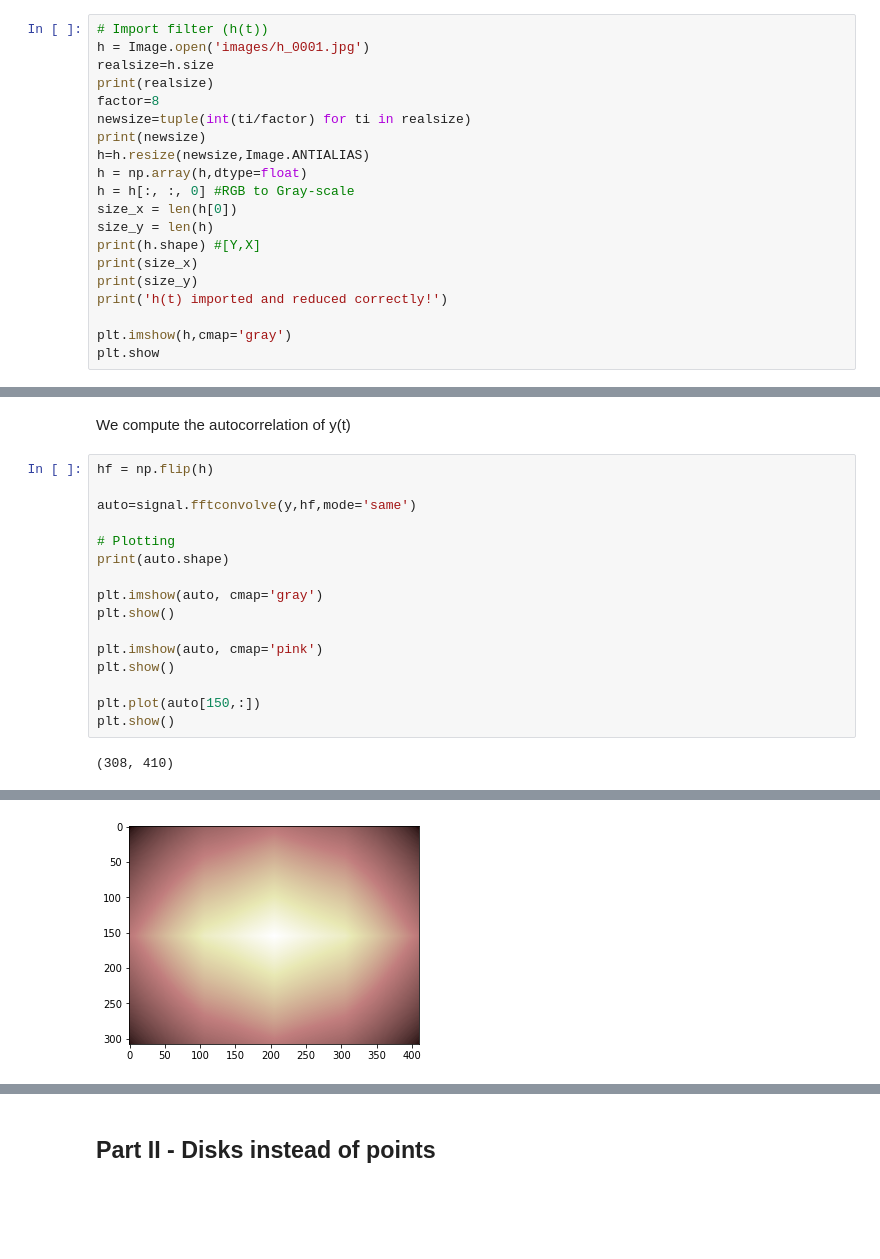
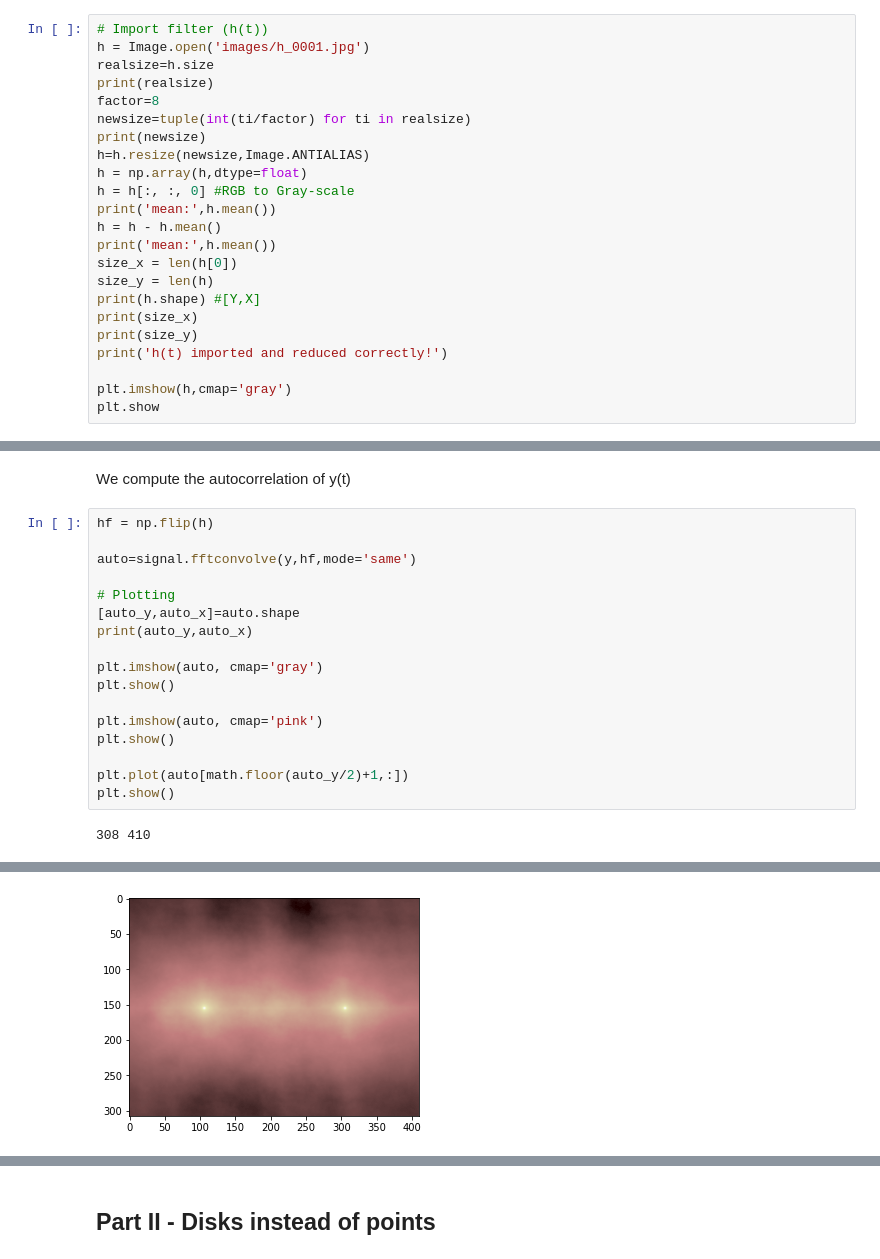
Before and after one commit to olivierleblanc/diffusercam, a Jupyter notebook: bernat/autocorrelation02b.ipynb, the cells around one changed output, grey strips where cells are left out. Drawn from its saved outputs; the diff is of its cells as text; blank space fills up the shorter version.

```diff
--- a/bernat/autocorrelation02b.ipynb
+++ b/bernat/autocorrelation02b.ipynb
@@ -25,6 +25,9 @@ print(newsize)
 h=h.resize(newsize,Image.ANTIALIAS)
 h = np.array(h,dtype=float)
 h = h[:, :, 0] #RGB to Gray-scale
+print('mean:',h.mean())
+h = h - h.mean()
+print('mean:',h.mean())
 size_x = len(h[0])
 size_y = len(h)
 print(h.shape) #[Y,X]
@@ -84,7 +89,8 @@ hf = np.flip(h)
 auto=signal.fftconvolve(y,hf,mode='same')
 
 # Plotting
-print(auto.shape)
+[auto_y,auto_x]=auto.shape
+print(auto_y,auto_x)
 
 plt.imshow(auto, cmap='gray')
 plt.show()
@@ -92,7 +98,7 @@ plt.show()
 plt.imshow(auto, cmap='pink')
 plt.show()
 
-plt.plot(auto[150,:])
+plt.plot(auto[math.floor(auto_y/2)+1,:])
 plt.show()
 # %% [output]
-(308, 410)
+308 410
@@ -100 +106 @@ plt.show()
-[figure, old version]
+[figure, new version]
```
Also changed, not shown: parts of 10 cells of this notebook.
